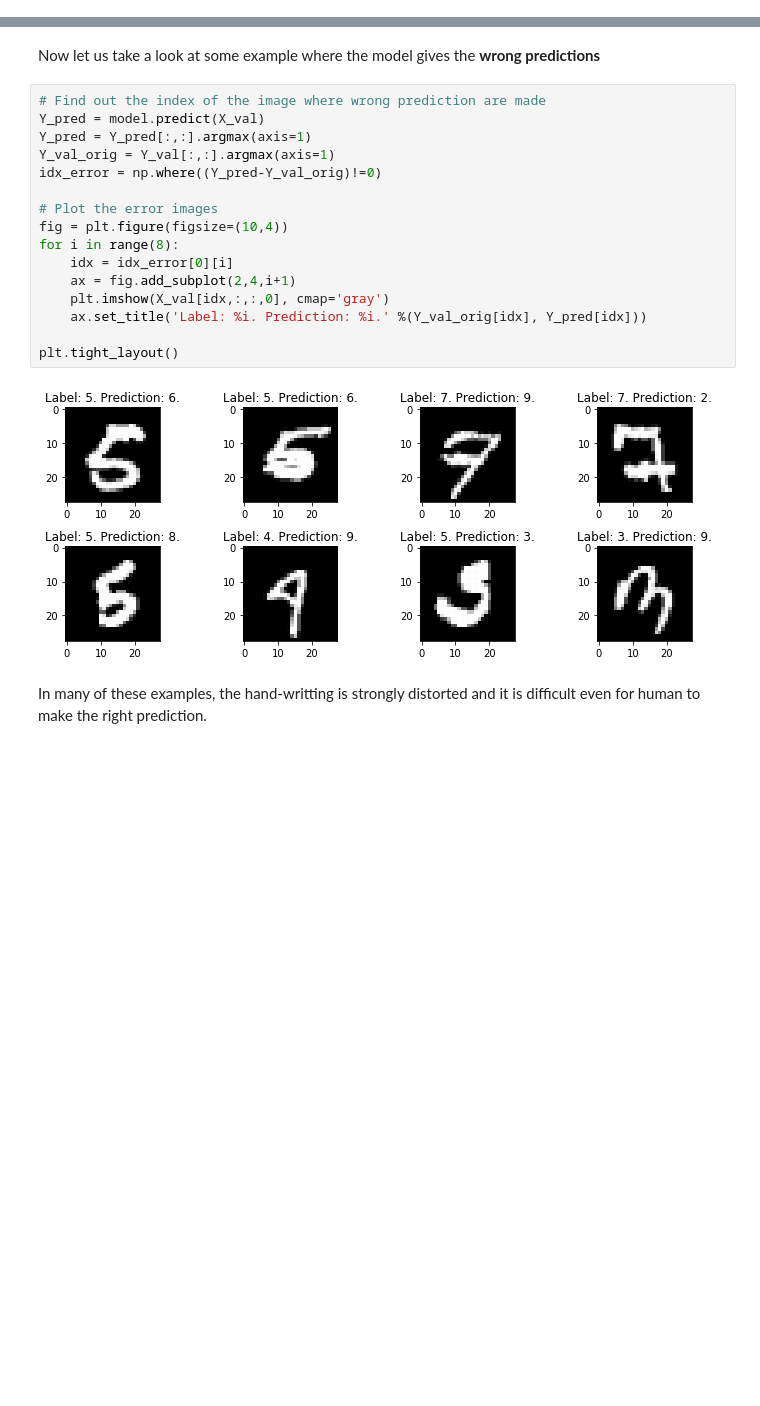
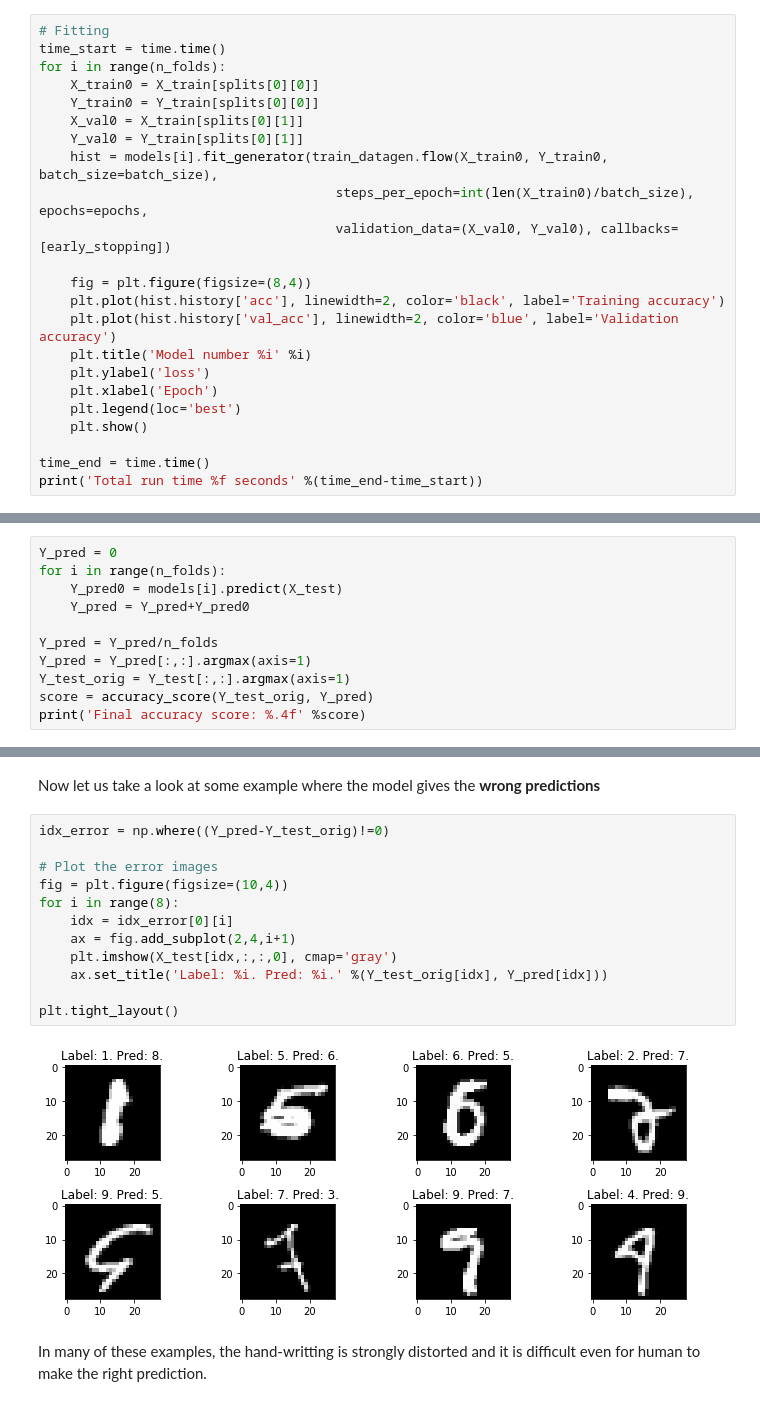
Before and after one commit to dmnguyen92/MNIST, a Jupyter notebook: MNIST.ipynb, the cells around one changed output, grey strips where cells are left out. Drawn from its saved outputs; the diff is of its cells as text; blank space fills up the shorter version.

```diff
--- a/MNIST.ipynb
+++ b/MNIST.ipynb
@@ -235,0 +244,23 @@ Total run time 185.437593 seconds
+# %%
+# Fitting
+time_start = time.time()
+for i in range(n_folds):
+    X_train0 = X_train[splits[0][0]]
+    Y_train0 = Y_train[splits[0][0]]
+    X_val0 = X_train[splits[0][1]]
+    Y_val0 = Y_train[splits[0][1]]
+    hist = models[i].fit_generator(train_datagen.flow(X_train0, Y_train0, batch_size=batch_size),
+                                      steps_per_epoch=int(len(X_train0)/batch_size), epochs=epochs,
+                                      validation_data=(X_val0, Y_val0), callbacks=[early_stopping])
+
+    fig = plt.figure(figsize=(8,4))
+    plt.plot(hist.history['acc'], linewidth=2, color='black', label='Training accuracy')
+    plt.plot(hist.history['val_acc'], linewidth=2, color='blue', label='Validation accuracy')
+    plt.title('Model number %i' %i)
+    plt.ylabel('loss')
+    plt.xlabel('Epoch')
+    plt.legend(loc='best')
+    plt.show()
+
+time_end = time.time()
+print('Total run time %f seconds' %(time_end-time_start))
@@ -255,0 +369,11 @@ plt.tight_layout()
+# %%
+Y_pred = 0
+for i in range(n_folds):
+    Y_pred0 = models[i].predict(X_test)
+    Y_pred = Y_pred+Y_pred0
+
+Y_pred = Y_pred/n_folds
+Y_pred = Y_pred[:,:].argmax(axis=1)
+Y_test_orig = Y_test[:,:].argmax(axis=1)
+score = accuracy_score(Y_test_orig, Y_pred)
+print('Final accuracy score: %.4f' %score)
@@ -256,22 +382,18 @@ plt.tight_layout()
 # %% [markdown]
 Now let us take a look at some example where the model gives the **wrong predictions**
 # %%
-# Find out the index of the image where wrong prediction are made
-Y_pred = model.predict(X_val)
-Y_pred = Y_pred[:,:].argmax(axis=1)
-Y_val_orig = Y_val[:,:].argmax(axis=1)
-idx_error = np.where((Y_pred-Y_val_orig)!=0)
+idx_error = np.where((Y_pred-Y_test_orig)!=0)
 
 # Plot the error images
 fig = plt.figure(figsize=(10,4))
 for i in range(8):
     idx = idx_error[0][i]
     ax = fig.add_subplot(2,4,i+1)
-    plt.imshow(X_val[idx,:,:,0], cmap='gray')
-    ax.set_title('Label: %i. Prediction: %i.' %(Y_val_orig[idx], Y_pred[idx]))
+    plt.imshow(X_test[idx,:,:,0], cmap='gray')
+    ax.set_title('Label: %i. Pred: %i.' %(Y_test_orig[idx], Y_pred[idx]))
 
 plt.tight_layout()
 # %% [output]
-[figure, old version]
+[figure, new version]
 # %% [markdown]
 In many of these examples, the hand-writting is strongly distorted and it is difficult even for human to make the right prediction.
```
Also changed, not shown: parts of 18 cells of this notebook, 1 other file.
